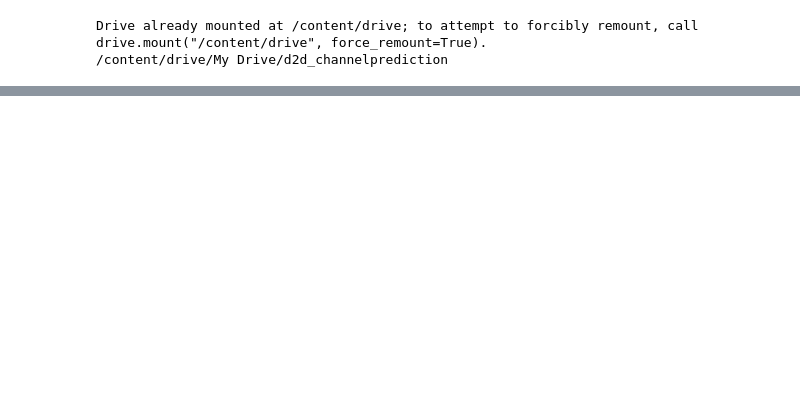
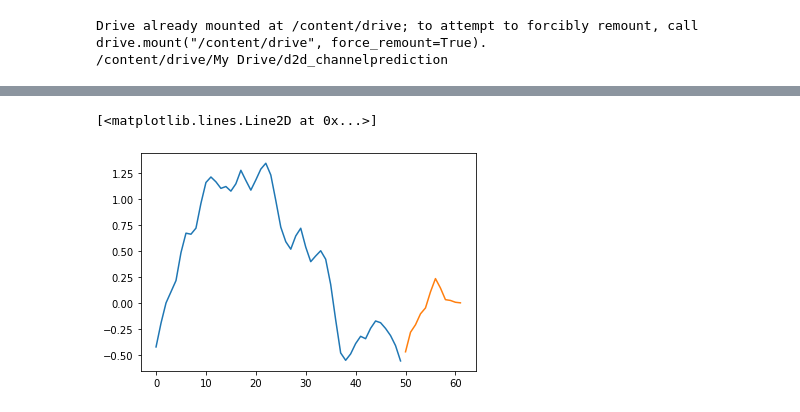
Before and after one commit to SamuelBFG/channel-prediction, a Jupyter notebook: D2D/N-BEATS/N_BEATS_for_Channel_Prediction.ipynb, the cells around one changed output, grey strips where cells are left out. Saved outputs shown, nothing was run; the diff lists cells and outputs as text; code cells hidden in the pictures; blank space fills up the shorter version.

```diff
--- a/D2D/N-BEATS/N_BEATS_for_Channel_Prediction.ipynb
+++ b/D2D/N-BEATS/N_BEATS_for_Channel_Prediction.ipynb
@@ -39,13 +43,19 @@ class DataLoader:
   def __init__(self, path="data/", split='train'):
     self.path = path
     self.split = split
-    ts_raw = pd.read_csv(os.path.join(path,f'{split}_d2d.csv')).iloc[:,2:].values.astype(np.float32)
+    ts_raw = pd.read_csv(os.path.join(path,f'{split}_d2d.csv')).iloc[:,1:].values.astype(np.float32)
     self.ts_raw = []
 
     for ts in ts_raw:
       self.ts_raw.append(ts[~np.isnan(ts)])
 
-  def get_batch(self, batch_size=64, win_len=14*2, horizon=12, ts_sampling='uniform'):
+
+    self.ts_weight = np.zeros((len(self.ts_raw),), dtype=np.float32)
+    for i,ts in enumerate(self.ts_raw):
+      self.ts_weight[i] = len(ts)
+    self.ts_weight = self.ts_weight / self.ts_weight.sum()
+
+  def get_batch(self, batch_size=264, win_len=14*2, horizon=12, ts_sampling='uniform'):
 
     target_ts = np.zeros((batch_size, horizon), dtype=np.float32)
     history_ts = np.zeros((batch_size, win_len), dtype=np.float32)
@@ -74,0 +94,10 @@ test_dataset = DataLoader(path='data', split='test')
+# %%
+batch = train_dataset.get_sequential_batch()
+id = 0
+nsamples = 50
+
+plt.plot(train_dataset.ts_raw[id][-nsamples:])
+plt.plot(np.concatenate([np.nan*np.zeros((nsamples,)), test_dataset.ts_raw[id]]))
+# %% [output]
+[<matplotlib.lines.Line2D at 0x...>]
+[figure, added]
```
Also changed, not shown: parts of 22 cells of this notebook.
